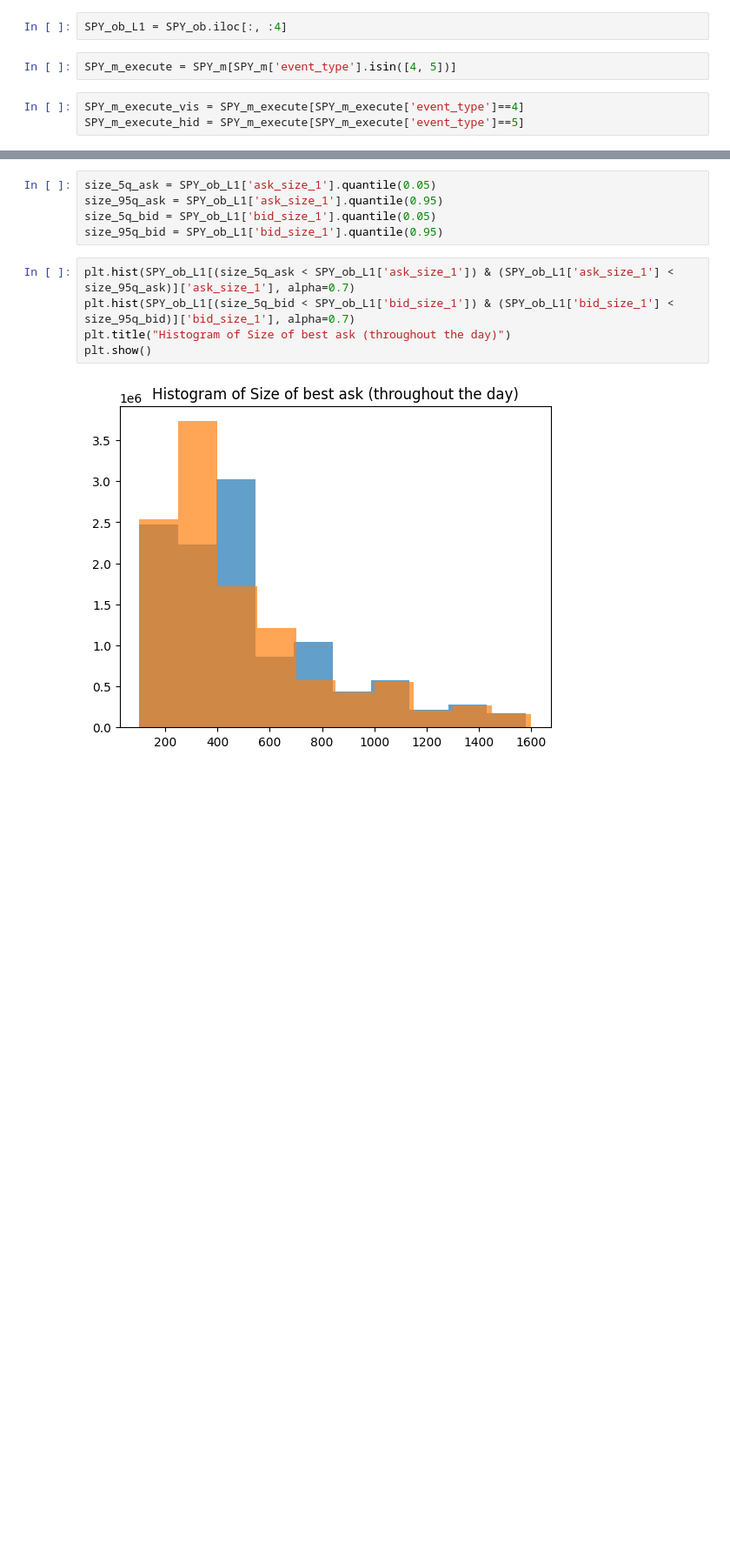
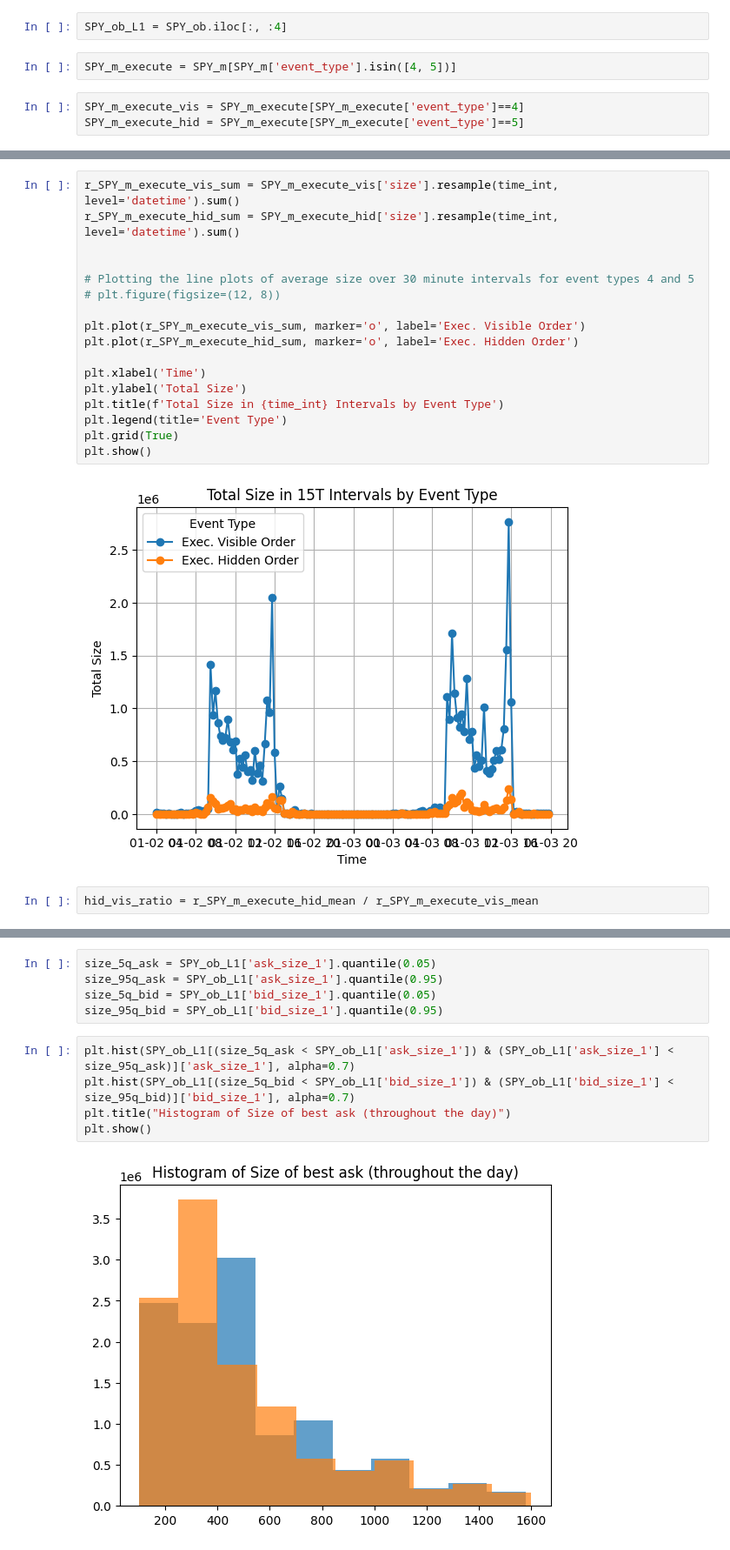
Before and after one commit to JingHui-Tan/dissertation-iceberg, a Jupyter notebook: EDA_SPY.ipynb, the cells around one changed output, grey strips where cells are left out. Shown at 87% size. Cells and saved outputs as stored; diff of their text form; blank space fills up the shorter version.

```diff
--- a/EDA_SPY.ipynb
+++ b/EDA_SPY.ipynb
@@ -92,0 +98,21 @@ plt.show()
+# %%
+r_SPY_m_execute_vis_sum = SPY_m_execute_vis['size'].resample(time_int, level='datetime').sum()
+r_SPY_m_execute_hid_sum = SPY_m_execute_hid['size'].resample(time_int, level='datetime').sum()
+
+
+# Plotting the line plots of average size over 30 minute intervals for event types 4 and 5
+# plt.figure(figsize=(12, 8))
+
+plt.plot(r_SPY_m_execute_vis_sum, marker='o', label='Exec. Visible Order')
+plt.plot(r_SPY_m_execute_hid_sum, marker='o', label='Exec. Hidden Order')
+
+plt.xlabel('Time')
+plt.ylabel('Total Size')
+plt.title(f'Total Size in {time_int} Intervals by Event Type')
+plt.legend(title='Event Type')
+plt.grid(True)
+plt.show()
+# %% [output]
+[figure, added]
+# %%
+hid_vis_ratio = r_SPY_m_execute_hid_mean / r_SPY_m_execute_vis_mean
```
Also changed, not shown: parts of 10 cells of this notebook, 2 other files.
